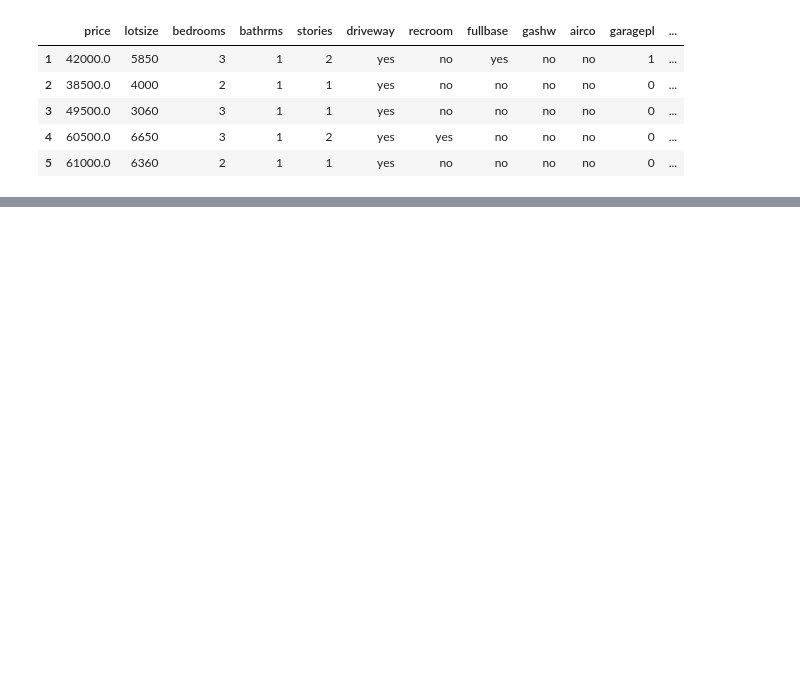
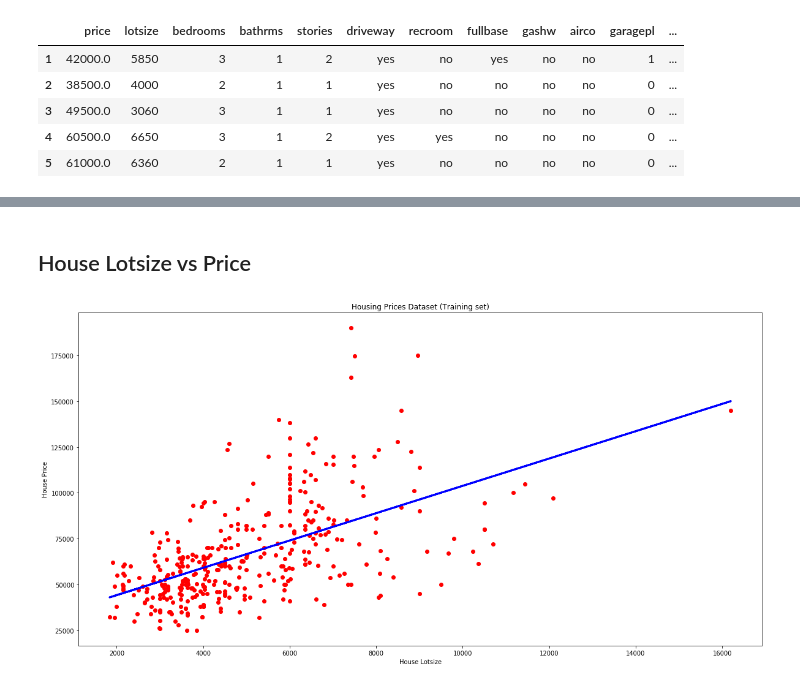
Before and after one commit to nsudhanva/mca-code, a Jupyter notebook: Sem4/DataAnalytics/housing/housing.ipynb, the cells around one changed output, grey strips where cells are left out. Drawn from its saved outputs; the diff is of its cells as text; code cells hidden in the pictures; blank space fills up the shorter version.

```diff
--- a/Sem4/DataAnalytics/housing/housing.ipynb
+++ b/Sem4/DataAnalytics/housing/housing.ipynb
@@ -19,0 +26,4 @@ KeyError: "['Unnamed'] not found in axis"
+# %%
+df = df[['price', 'lotsize']]
+X = df[['lotsize']]
+y = df[['price']]
@@ -19,0 +32,2 @@ KeyError: "['Unnamed'] not found in axis"
+# %%
+X_train, X_test, y_train, y_test = train_test_split(X, y, test_size=0.3, random_state=0)
@@ -19,0 +36,3 @@ KeyError: "['Unnamed'] not found in axis"
+# %%
+regressor = LinearRegression()
+regressor.fit(X_train, y_train)
@@ -19,0 +58,12 @@ KeyError: "['Unnamed'] not found in axis"
+# %% [markdown]
+## House Lotsize vs Price
+# %%
+plt.figure(figsize=(20,10))
+plt.scatter(X_train, y_train, color='red')
+plt.plot(X_train, regressor.predict(X_train), color='blue', linewidth=3)
+plt.title('Housing Prices Dataset (Training set)')
+plt.xlabel('House Lotsize')
+plt.ylabel('House Price')
+plt.show()
+# %% [output]
+[figure, added]
```
Also changed, not shown: parts of 11 cells of this notebook.
